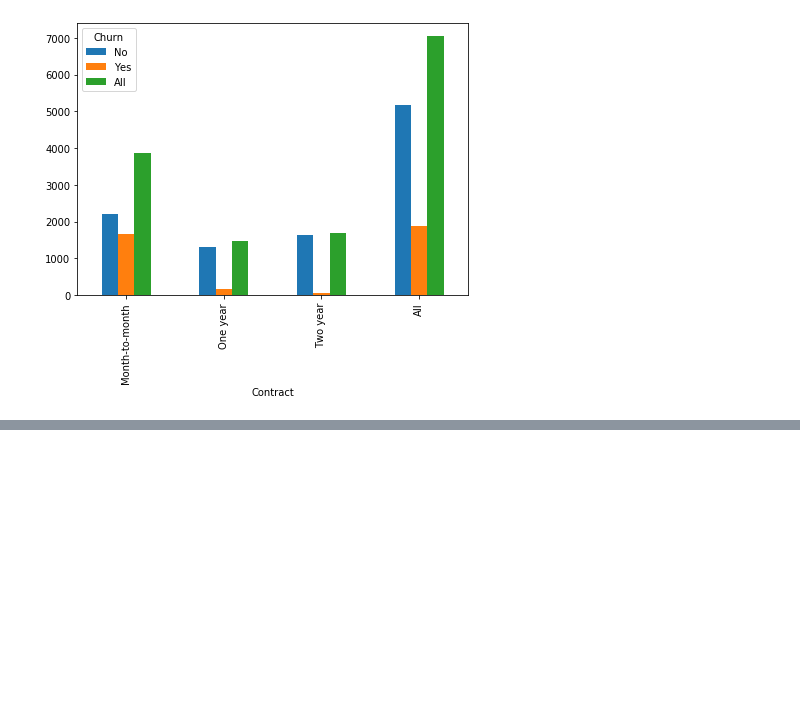
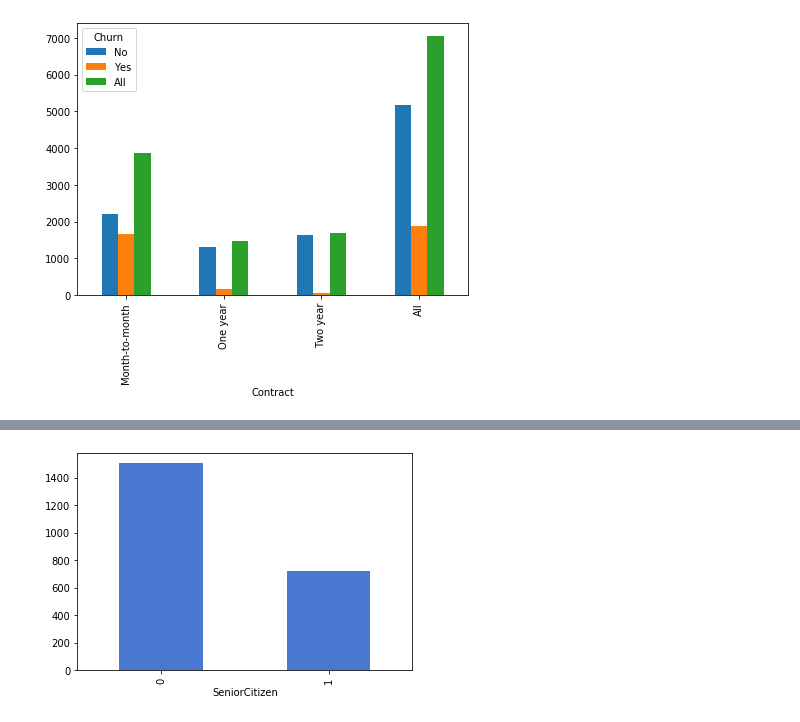
Before and after one commit to buriihenry/Telco_Churn, a Jupyter notebook: Telco Customer Churn .ipynb, the cells around one changed output, grey strips where cells are left out. Drawn from its saved outputs; the diff is of its cells as text; code cells hidden in the pictures; blank space fills up the shorter version.

```diff
--- a/Telco Customer Churn .ipynb
+++ b/Telco Customer Churn .ipynb
@@ -151,0 +173,5 @@ telco_churn.plot(kind='bar',x='name',y='age')
+# %%
+telco_churn.groupby('SeniorCitizen')['MonthlyCharges'].nunique().plot(kind='bar')
+plt.show()
+# %% [output]
+[figure, added]
```
Also changed, not shown: parts of 9 cells of this notebook.
